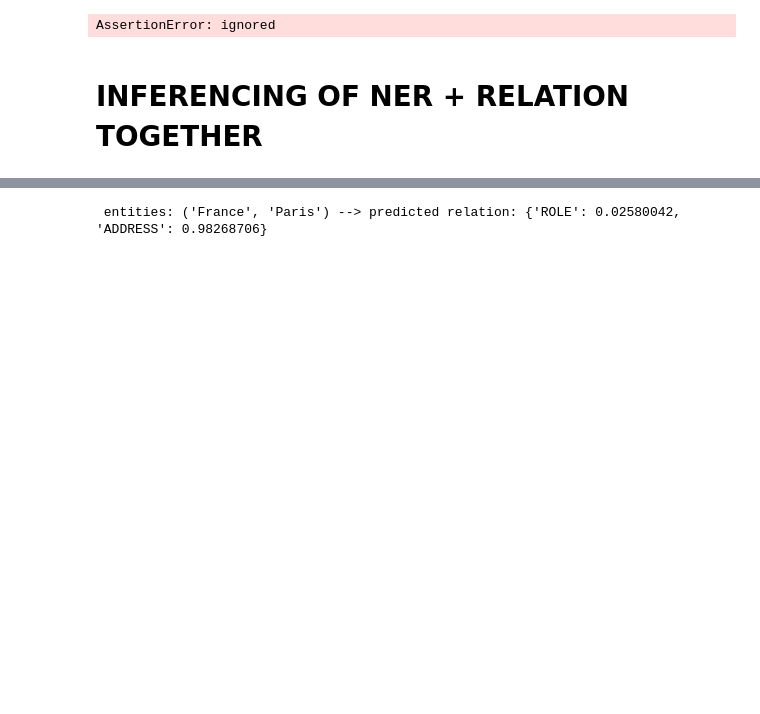
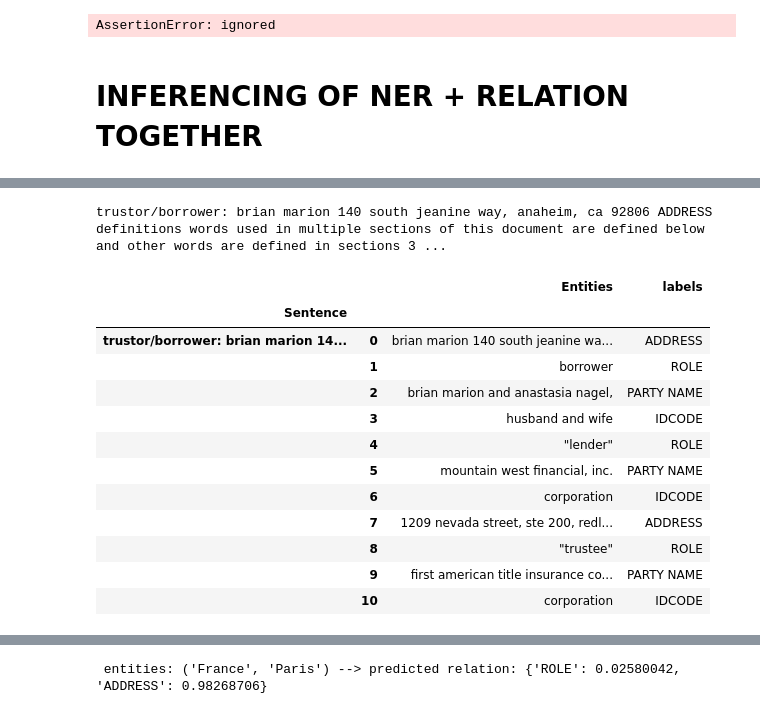
Before and after one commit to karndeepsingh/NER-Relation, a Jupyter notebook: ner_+_relation.ipynb, the cells around one changed output, grey strips where cells are left out. Drawn from its saved outputs; the diff is of its cells as text; code cells hidden in the pictures; blank space fills up the shorter version.

```diff
--- a/ner_+_relation.ipynb
+++ b/ner_+_relation.ipynb
@@ -609,0 +620,18 @@ for value, rel_dict in doc._.rel.items():
+# %%
+import pandas as pd
+text = "definitions. words used in multiple sections of this document are defined below and other words are defined in sections 3, i1, 13, 18, 20 and 21. certain rules regarding the usage of words used in this document are also provided in section 16. (a) “security instrument” means this document, which is dated july 9, 2016, together with all riders to this document. (b) “borrower” is andrew j, alldredge and sharon l. alldredge, co-trustees of the andrew & sharon alldredge 2012 family trust dated april 18, 2012, revocable living trust. borrower's address is 559 ave, coronado, ca 92118. borrower is the trustor under this security instrument. (c) “lender” is jpmorgan chase bank, n.a.. lender is a national banking association organized and existing under the jaws of the united states. lender's address is !1 11 polaris parkway, columbus, oh 43240 . lender is the beneficiary under this security instrument. (d) “trustee” is jpmorgan chase bank, n.a.. (e) “note” means the promissory note signed by borrower and dated july 9, 2016. the note states that borrower owes lender three hundred twenty seven thousand and 00\/100 dollars (u.s. $327,000.00) plus interest. borrower has promised to pay this debt in regular periodic payments and to pay the debt in full not later than august 1, 2046 (f) “property” means the property that is described below under the heading \"transfer of rights in the pronerty.\""
+columns = {}
+entities = []
+labels = []
+sentences=text
+doc = nlp2(text)
+for token in doc.ents:
+  # print(token,token.label_)
+  entities.append(token.text)
+  labels.append(token.label_)
+columns["Sentence"] =text
+columns["Entities"]= entities
+columns["labels"] = labels
+displacy.render(doc, style='ent', jupyter=True,)
+dataframe = pd.DataFrame(columns)
+dataframe.groupby("Sentence").apply(lambda x : x[:]).drop("Sentence",axis=1)
@@ -609,0 +652,33 @@ for value, rel_dict in doc._.rel.items():
+# %%
+import pandas as pd
+text = """trustor/borrower: brian marion 140 south jeanine way, anaheim, ca 92806 definitions words used in multiple sections of this document are defined below and other words are defined in sections 3, 11, 13, 18, 20 and 21. certain rules regarding the usage of words used in this document are also provided in section 16. (a) "security instrument" means this document, which is dated august 21, 2015, together with all riders to this document. (b) "borrower" is brian marion and anastasia nagel, husband and wife as community property with right of survivorship. borrower is the trustor under this security instrument. (c) "lender" is mountain west financial, inc. lender is 2 corporation organized and existing under the laws of california. lender\'s address is 1209 nevada street, ste 200, redlands, ca 92374. (d) "trustee" is first american title insurance company, a nebraska corporation. (e) "mers" is mortgage electronic registration systems, inc. mers is a separate corporation that is acting solely as a nominee for lender and lender's successors and assigns. mers is the beneficiary under this security instrument. mers is organized and existing under the laws of delaware, and has an address and telephone number of p.o. box 2026, flint, mi 48501-2026, tel. (888) 679-mers."""
+columns = {}
+entities = []
+labels = []
+sentences=text
+doc = nlp2(text)
+for token in doc.ents:
+  # print(token,token.label_)
+  entities.append(token.text)
+  labels.append(token.label_)
+columns["Sentence"] =text
+columns["Entities"]= entities
+columns["labels"] = labels
+displacy.render(doc, style='ent', jupyter=True,)
+dataframe = pd.DataFrame(columns)
+dataframe.groupby("Sentence").apply(lambda x : x[:]).drop("Sentence",axis=1)
+# %% [output]
+trustor/borrower: brian marion 140 south jeanine way, anaheim, ca 92806 ADDRESS definitions words used in multiple sections of this document are defined below and other words are defined in sections 3 ...
+|  |  | Entities | labels |
+| Sentence |  |  |  |
+| trustor/borrower: brian marion 14... | 0 | brian marion 140 south jeanine wa... | ADDRESS |
+|  | 1 | borrower | ROLE |
+|  | 2 | brian marion and anastasia nagel, | PARTY NAME |
+|  | 3 | husband and wife | IDCODE |
+|  | 4 | "lender" | ROLE |
+|  | 5 | mountain west financial, inc. | PARTY NAME |
+|  | 6 | corporation | IDCODE |
+|  | 7 | 1209 nevada street, ste 200, redl... | ADDRESS |
+|  | 8 | "trustee" | ROLE |
+|  | 9 | first american title insurance co... | PARTY NAME |
+|  | 10 | corporation | IDCODE |
```
Also changed, not shown: parts of 21 cells of this notebook.
